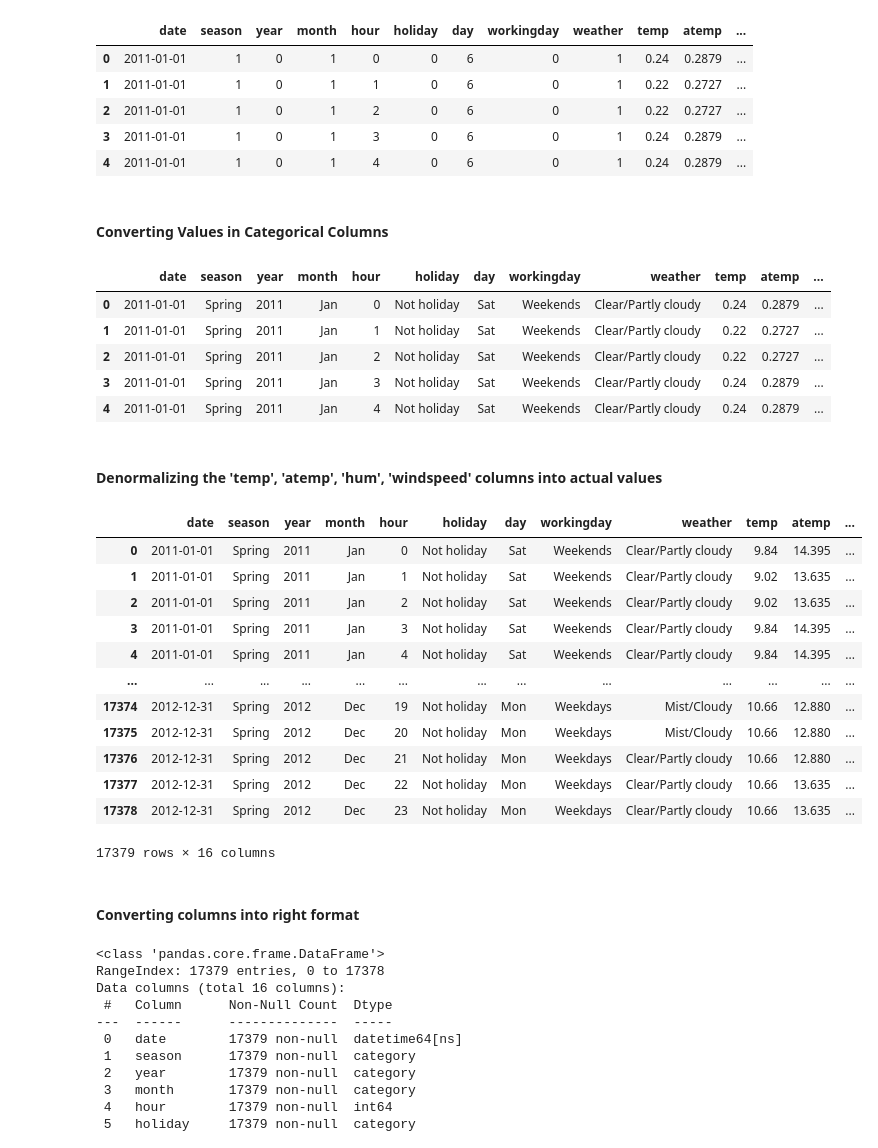
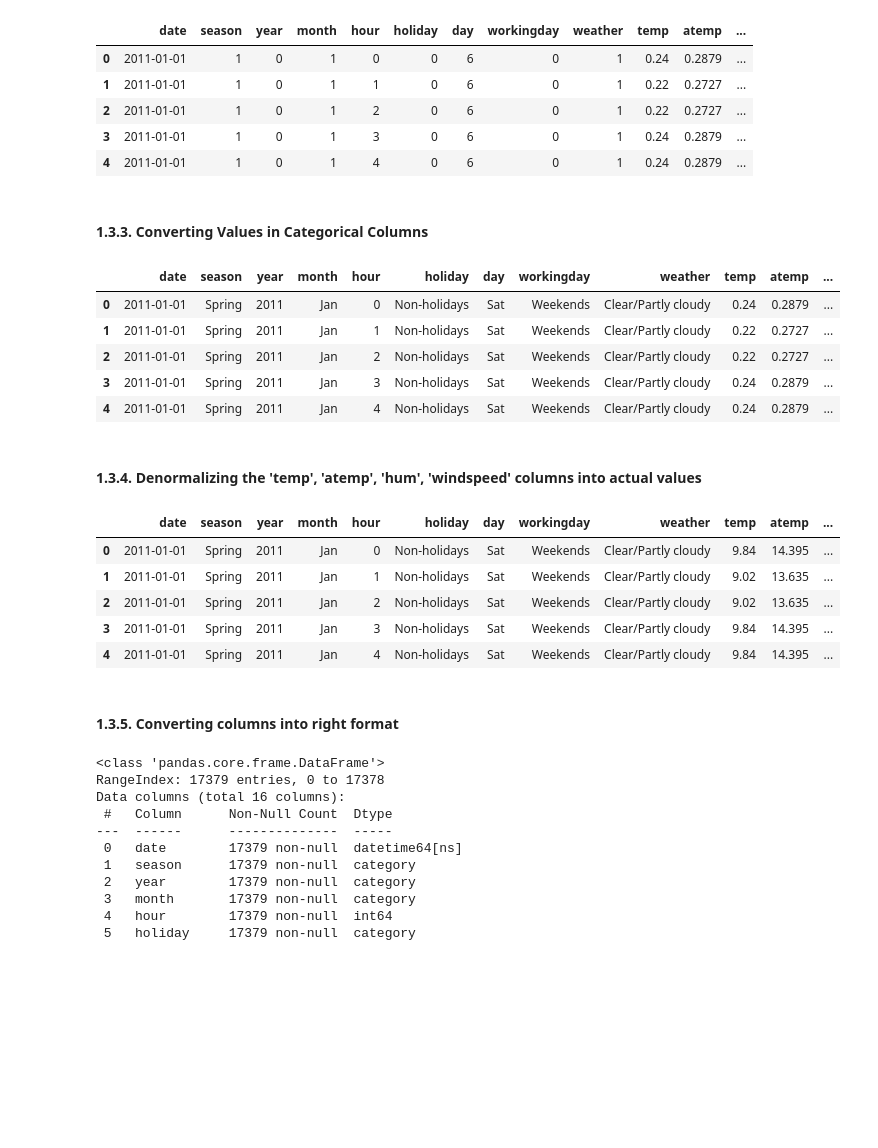
Before and after one commit to hastasuci/finalproject_DA, a Jupyter notebook: notebook.ipynb, the cells around one changed output. Saved outputs shown, nothing was run; the diff lists cells and outputs as text; code cells hidden in the pictures; blank space fills up the shorter version.

```diff
--- a/notebook.ipynb
+++ b/notebook.ipynb
@@ -164,9 +200,9 @@ rent_df.head()
 | 3 | 2011-01-01 | 1 | 0 | 1 | 3 | 0 | 6 | 0 | 1 | 0.24 | 0.2879 | ... |
 | 4 | 2011-01-01 | 1 | 0 | 1 | 4 | 0 | 6 | 0 | 1 | 0.24 | 0.2879 | ... |
 # %% [markdown]
-#### Converting Values in Categorical Columns
+#### 1.3.3. Converting Values in Categorical Columns
 # %%
-#Converting season values to season names
+# Converting season values to season names
 rent_df['season'] = rent_df['season'].replace({
     1:'Spring',
     2:'Summer',
@@ -174,13 +210,13 @@ rent_df['season'] = rent_df['season'].replace({
     4:'Winter'
 })
 
-#Converting year values
+# Converting year values
 rent_df['year'] = rent_df['year'].replace({
     0:'2011',
     1:'2012'
 })
 
-#Converting month values to month names
+# Converting month values to month names
 rent_df['month'] = rent_df['month'].replace({
     1:'Jan', 2:'Feb', 3:'Mar',
     4:'Apr', 5:'May', 6:'Jun',
@@ -188,23 +224,23 @@ rent_df['month'] = rent_df['month'].replace({
     10:'Oct', 11:'Nov', 12:'Dec'
 })
 
-#Converting holiday values
+# Converting holiday values
 rent_df['holiday'] = rent_df['holiday'].replace({
-    0:'Not holiday', 1:'Holiday'
+    0:'Non-holidays', 1:'Holidays'
 })
 
-#Converting day values to day names
+# Converting day values to day names
 rent_df['day'] = rent_df['day'].replace({
     0:'Sun', 1:'Mon', 2:'Tue', 3:'Wed',
     4:'Thu', 5:'Fri', 6:'Sat'
 })
 
-#Converting workingday values
+# Converting workingday values
 rent_df['workingday'] = rent_df['workingday'].replace({
     0:'Weekends', 1:'Weekdays'
 })
 
-#Converting weather values to weather names
+# Converting weather values to weather names
 rent_df['weather'] = rent_df['weather'].replace({
     1:'Clear/Partly cloudy',
     2:'Mist/Cloudy',
@@ -215,35 +251,28 @@ rent_df['weather'] = rent_df['weather'].replace({
 rent_df.head()
 # %% [output]
 |  | date | season | year | month | hour | holiday | day | workingday | weather | temp | atemp | ... |
-| 0 | 2011-01-01 | Spring | 2011 | Jan | 0 | Not holiday | Sat | Weekends | Clear/Partly cloudy | 0.24 | 0.2879 | ... |
-| 1 | 2011-01-01 | Spring | 2011 | Jan | 1 | Not holiday | Sat | Weekends | Clear/Partly cloudy | 0.22 | 0.2727 | ... |
-| 2 | 2011-01-01 | Spring | 2011 | Jan | 2 | Not holiday | Sat | Weekends | Clear/Partly cloudy | 0.22 | 0.2727 | ... |
-| 3 | 2011-01-01 | Spring | 2011 | Jan | 3 | Not holiday | Sat | Weekends | Clear/Partly cloudy | 0.24 | 0.2879 | ... |
-| 4 | 2011-01-01 | Spring | 2011 | Jan | 4 | Not holiday | Sat | Weekends | Clear/Partly cloudy | 0.24 | 0.2879 | ... |
+| 0 | 2011-01-01 | Spring | 2011 | Jan | 0 | Non-holidays | Sat | Weekends | Clear/Partly cloudy | 0.24 | 0.2879 | ... |
+| 1 | 2011-01-01 | Spring | 2011 | Jan | 1 | Non-holidays | Sat | Weekends | Clear/Partly cloudy | 0.22 | 0.2727 | ... |
+| 2 | 2011-01-01 | Spring | 2011 | Jan | 2 | Non-holidays | Sat | Weekends | Clear/Partly cloudy | 0.22 | 0.2727 | ... |
+| 3 | 2011-01-01 | Spring | 2011 | Jan | 3 | Non-holidays | Sat | Weekends | Clear/Partly cloudy | 0.24 | 0.2879 | ... |
+| 4 | 2011-01-01 | Spring | 2011 | Jan | 4 | Non-holidays | Sat | Weekends | Clear/Partly cloudy | 0.24 | 0.2879 | ... |
 # %% [markdown]
-#### Denormalizing the 'temp', 'atemp', 'hum', 'windspeed' columns into actual values
+#### 1.3.4. Denormalizing the 'temp', 'atemp', 'hum', 'windspeed' columns into actual values
 # %%
-#Denormalizing the 'temp', 'atemp', 'hum', and 'windspeed' columns
+# Denormalizing the 'temp', 'atemp', 'hum', and 'windspeed' columns
 rent_df['temp'] = rent_df['temp']*41
 rent_df['atemp'] = rent_df['atemp']*50
 rent_df['hum'] = rent_df['hum']*100
 rent_df['windspeed'] = rent_df['windspeed']*67
 
-rent_df
+rent_df.head()
 # %% [output]
 |  | date | season | year | month | hour | holiday | day | workingday | weather | temp | atemp | ... |
-| 0 | 2011-01-01 | Spring | 2011 | Jan | 0 | Not holiday | Sat | Weekends | Clear/Partly cloudy | 9.84 | 14.395 | ... |
-| 1 | 2011-01-01 | Spring | 2011 | Jan | 1 | Not holiday | Sat | Weekends | Clear/Partly cloudy | 9.02 | 13.635 | ... |
-| 2 | 2011-01-01 | Spring | 2011 | Jan | 2 | Not holiday | Sat | Weekends | Clear/Partly cloudy | 9.02 | 13.635 | ... |
-| 3 | 2011-01-01 | Spring | 2011 | Jan | 3 | Not holiday | Sat | Weekends | Clear/Partly cloudy | 9.84 | 14.395 | ... |
-| 4 | 2011-01-01 | Spring | 2011 | Jan | 4 | Not holiday | Sat | Weekends | Clear/Partly cloudy | 9.84 | 14.395 | ... |
-| ... | ... | ... | ... | ... | ... | ... | ... | ... | ... | ... | ... | ... |
-| 17374 | 2012-12-31 | Spring | 2012 | Dec | 19 | Not holiday | Mon | Weekdays | Mist/Cloudy | 10.66 | 12.880 | ... |
-| 17375 | 2012-12-31 | Spring | 2012 | Dec | 20 | Not holiday | Mon | Weekdays | Mist/Cloudy | 10.66 | 12.880 | ... |
-| 17376 | 2012-12-31 | Spring | 2012 | Dec | 21 | Not holiday | Mon | Weekdays | Clear/Partly cloudy | 10.66 | 12.880 | ... |
-| 17377 | 2012-12-31 | Spring | 2012 | Dec | 22 | Not holiday | Mon | Weekdays | Clear/Partly cloudy | 10.66 | 13.635 | ... |
-| 17378 | 2012-12-31 | Spring | 2012 | Dec | 23 | Not holiday | Mon | Weekdays | Clear/Partly cloudy | 10.66 | 13.635 | ... |
+| 0 | 2011-01-01 | Spring | 2011 | Jan | 0 | Non-holidays | Sat | Weekends | Clear/Partly cloudy | 9.84 | 14.395 | ... |
+| 1 | 2011-01-01 | Spring | 2011 | Jan | 1 | Non-holidays | Sat | Weekends | Clear/Partly cloudy | 9.02 | 13.635 | ... |
+| 2 | 2011-01-01 | Spring | 2011 | Jan | 2 | Non-holidays | Sat | Weekends | Clear/Partly cloudy | 9.02 | 13.635 | ... |
+| 3 | 2011-01-01 | Spring | 2011 | Jan | 3 | Non-holidays | Sat | Weekends | Clear/Partly cloudy | 9.84 | 14.395 | ... |
+| 4 | 2011-01-01 | Spring | 2011 | Jan | 4 | Non-holidays | Sat | Weekends | Clear/Partly cloudy | 9.84 | 14.395 | ... |
-17379 rows × 16 columns
 # %% [markdown]
-#### Converting columns into right format
+#### 1.3.5. Converting columns into right format
 # %%
```
Also changed, not shown: parts of 84 cells of this notebook, 2 other files.
